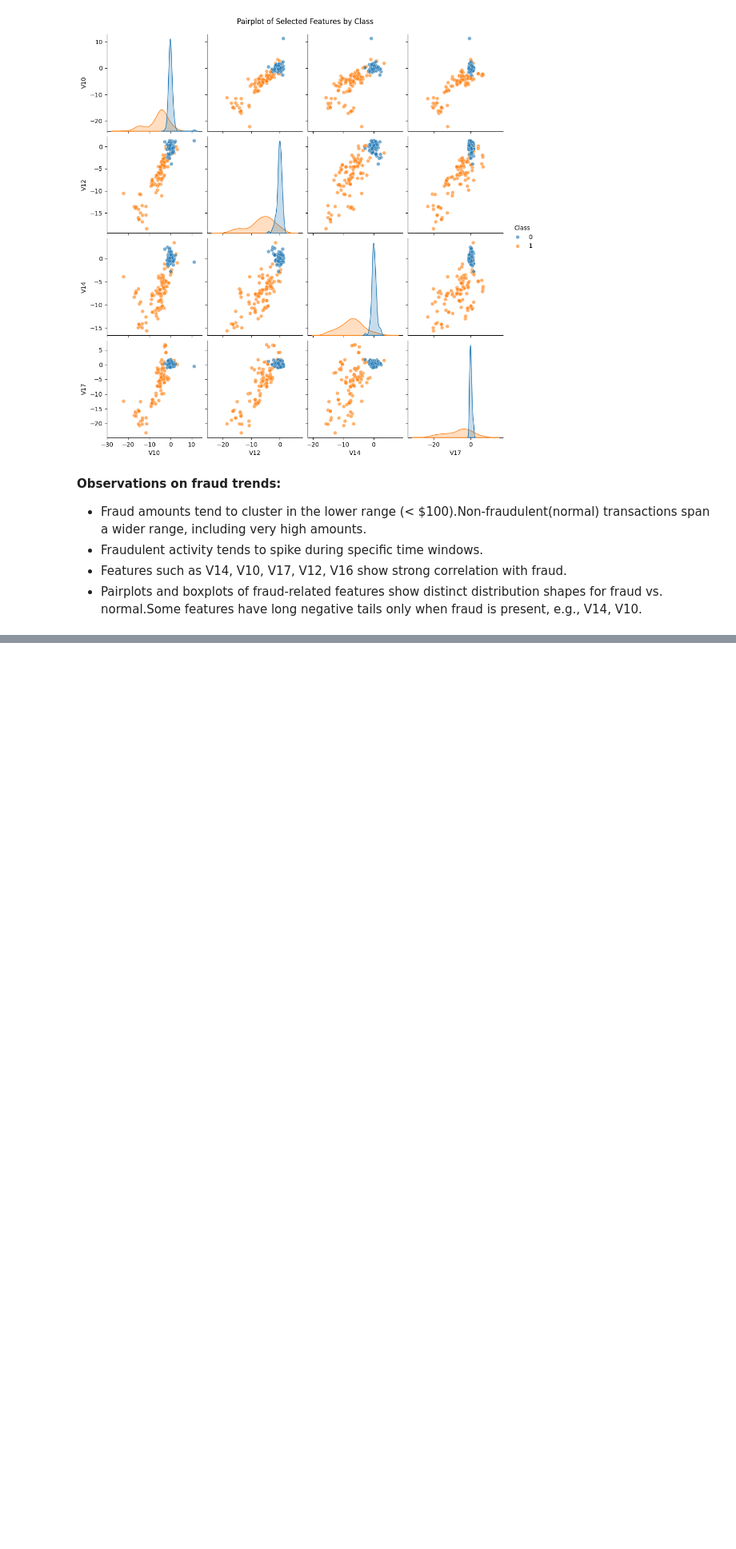
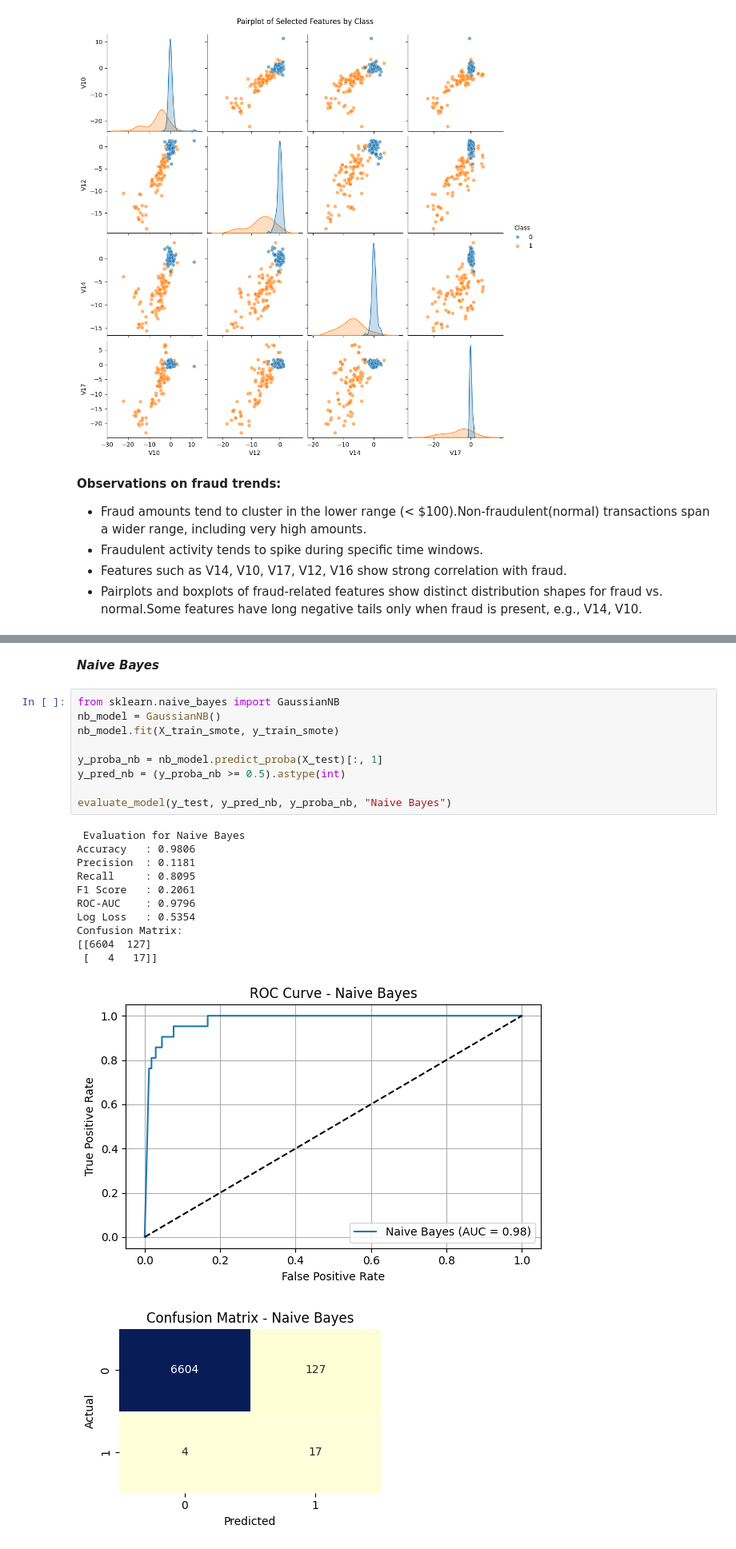
Before and after one commit to Adiba2001/Fraud_detection, a Jupyter notebook: Fraud_detection(by_Adiba).ipynb, the cells around one changed output, grey strips where cells are left out. Shown at 80% size. Cells and saved outputs as stored; diff of their text form; blank space fills up the shorter version.

```diff
--- a/Fraud_detection(by_Adiba).ipynb
+++ b/Fraud_detection(by_Adiba).ipynb
@@ -199,0 +360,24 @@ high amounts.
+# %% [markdown]
+***Naive Bayes***
+# %%
+from sklearn.naive_bayes import GaussianNB
+nb_model = GaussianNB()
+nb_model.fit(X_train_smote, y_train_smote)
+
+y_proba_nb = nb_model.predict_proba(X_test)[:, 1]
+y_pred_nb = (y_proba_nb >= 0.5).astype(int)
+
+evaluate_model(y_test, y_pred_nb, y_proba_nb, "Naive Bayes")
+# %% [output]
+ Evaluation for Naive Bayes
+Accuracy   : 0.9806
+Precision  : 0.1181
+Recall     : 0.8095
+F1 Score   : 0.2061
+ROC-AUC    : 0.9796
+Log Loss   : 0.5354
+Confusion Matrix:
+[[6604  127]
+ [   4   17]]
+[figure, added]
+[figure, added]
```
Also changed, not shown: parts of 18 cells of this notebook.
